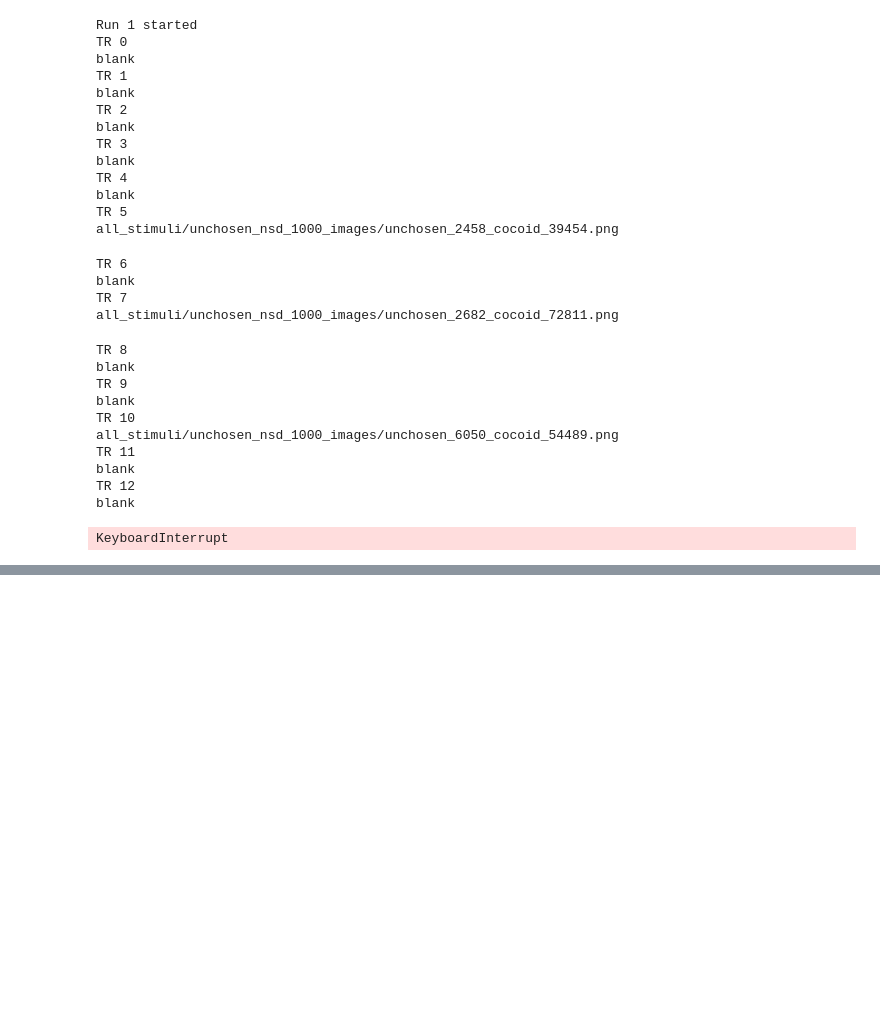
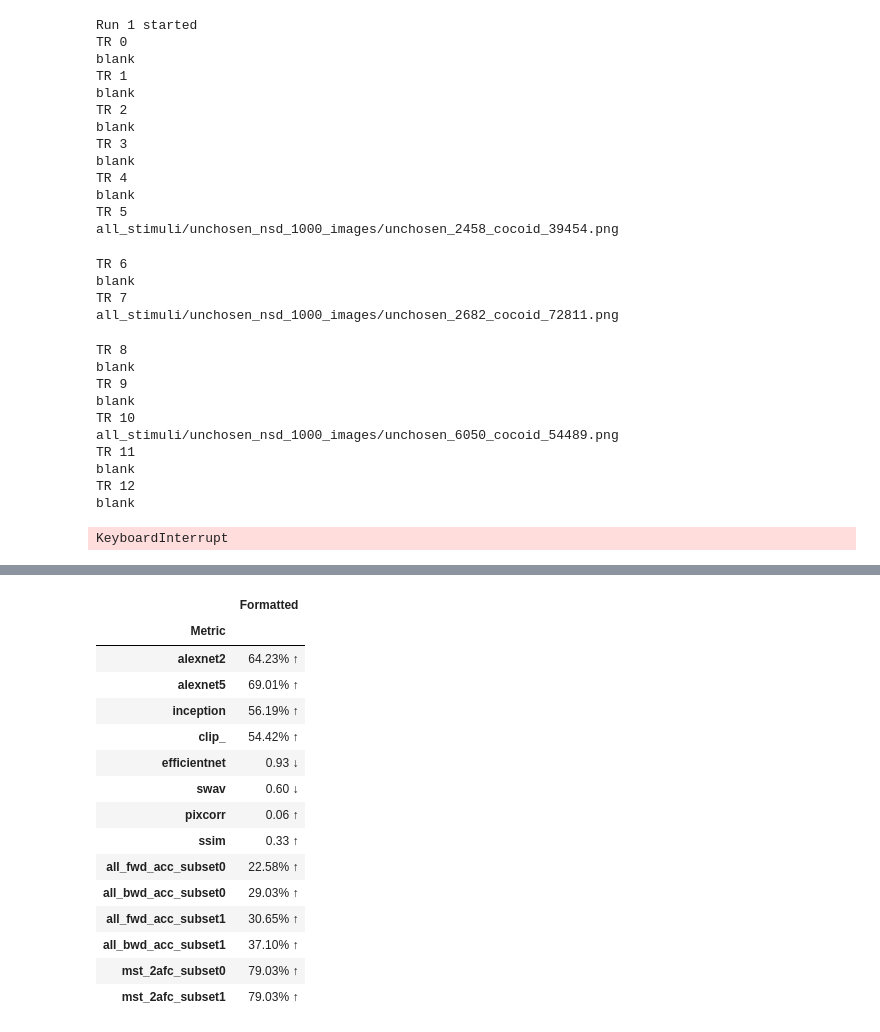
Before and after one commit to brainiak/rtcloud-projects, a Jupyter notebook: mindeye/scripts/mindeye.ipynb, the cells around one changed output, grey strips where cells are left out. Cells and saved outputs as stored; diff of their text form; code cells hidden in the pictures; blank space fills up the shorter version.

Commit message:
Update mindeye notebook to perform MST 2AFC using utils_mindeye functions. Adjusted paths for design files and added caching for image embeddings.

```diff
--- a/mindeye/scripts/mindeye.ipynb
+++ b/mindeye/scripts/mindeye.ipynb
@@ -1012,13 +1012,19 @@ all_clipvoxels_save_tensor = []
 all_ground_truth_save_tensor = []
 all_retrieved_save_tensor = []
 
+
+eval_session = "ses-03"
+eval_all_vox_image_names = []
+for run_num in range(1, n_runs + 1):
+    tr_labels_df = pd.read_csv(f"{data_path}/events/sub-005_{eval_session}_task-{func_task_name}_run-{run_num:02d}_tr_labels.csv")
+    for label in tr_labels_df['tr_label_hrf']:
+        if pd.notna(label) and label not in ('blank', 'blank.jpg') and 'MST_pairs' in label:
+            eval_all_vox_image_names.append(label)
+
 for run_num in range(n_runs):
-    save_path = f"{derivatives_path}/{sub}_{session}_task-{func_task_name}_run-{run_num+1:02d}_recons"
+    save_path = f"{derivatives_path}/{sub}_{eval_session}_task-{func_task_name}_run-{run_num+1:02d}_recons"
 
     try:
-        # recons = torch.load(os.path.join(save_path, "all_recons.pt")).to(torch.float16)
-        # clipvoxels = torch.load(os.path.join(save_path, "all_clipvoxels.pt")).to(torch.float16)
-        # ground_truth = torch.load(os.path.join(save_path, "all_ground_truth.pt")).to(torch.float16)
         recons = torch.load(os.path.join(save_path, "all_recons.pt")).to(torch.float16).to(device)
         clipvoxels = torch.load(os.path.join(save_path, "all_clipvoxels.pt")).to(torch.float16).to(device)
         ground_truth = torch.load(os.path.join(save_path, "all_ground_truth.pt")).to(torch.float16).to(device)
@@ -1029,7 +1035,6 @@ for run_num in range(n_runs):
     except FileNotFoundError:
         print("Error: Tensors not found. Please check the save path.")
 
-# Concatenate tensors along the first dimension
 try:
     all_recons_save_tensor = torch.cat(all_recons_save_tensor, dim=0)
     all_clipvoxels_save_tensor = torch.cat(all_clipvoxels_save_tensor, dim=0)
@@ -1037,18 +1042,23 @@ try:
 except RuntimeError:
     print('Error: Couldn\'t concatenate tensors')
 
+cache_dir = f"{derivatives_path}/image_embeddings_cache"
+
 with torch.autocast(device_type="cuda", dtype=torch.float16):
     unique_clip_voxels, unique_ground_truth, duplicated = deduplicate_tensors(all_clipvoxels_save_tensor, all_ground_truth_save_tensor)
 
     print('calculating retrieval subset 0 (first set of repeats)')
     unique_clip_voxels_subset0 = all_clipvoxels_save_tensor[np.array(duplicated)[:,0]]
     unique_ground_truth_subset0 = all_ground_truth_save_tensor[np.array(duplicated)[:,0]]
-    all_fwd_acc_subset0, all_bwd_acc_subset0 = calculate_retrieval_metrics(unique_clip_voxels_subset0, unique_ground_truth_subset0)
+    mst_names_subset0 = [eval_all_vox_image_names[i] for i in np.array(duplicated)[:,0]]
+    all_fwd_acc_subset0, all_bwd_acc_subset0, mst_2afc_subset0 = calculate_retrieval_metrics(unique_clip_voxels_subset0, unique_ground_truth_subset0, mst_image_names=mst_names_subset0, cache_dir=cache_dir)
 
-    print('calculating retrieval subset 1 (second set of repeats)')
+    print('\n\ncalculating retrieval subset 1 (second set of repeats)')
     unique_clip_voxels_subset1 = all_clipvoxels_save_tensor[np.array(duplicated)[:,1]]
     unique_ground_truth_subset1 = all_ground_truth_save_tensor[np.array(duplicated)[:,1]]
-    all_fwd_acc_subset1, all_bwd_acc_subset1 = calculate_retrieval_metrics(unique_clip_voxels_subset1, unique_ground_truth_subset1)
+    mst_names_subset1 = [eval_all_vox_image_names[i] for i in np.array(duplicated)[:,1]]
+    all_fwd_acc_subset1, all_bwd_acc_subset1, mst_2afc_subset1 = calculate_retrieval_metrics(unique_clip_voxels_subset1, unique_ground_truth_subset1, mst_image_names=mst_names_subset1, cache_dir=cache_dir)
+
     pixcorr = calculate_pixcorr(all_recons_save_tensor, all_ground_truth_save_tensor)
     ssim_ = calculate_ssim(all_recons_save_tensor, all_ground_truth_save_tensor)
     alexnet2, alexnet5 = calculate_alexnet(all_recons_save_tensor, all_ground_truth_save_tensor)
@@ -1057,8 +1067,6 @@ with torch.autocast(device_type="cuda", dtype=torch.float16):
     efficientnet = calculate_efficientnet_b1(all_recons_save_tensor, all_ground_truth_save_tensor)
     swav = calculate_swav(all_recons_save_tensor, all_ground_truth_save_tensor)
 
-
-# save the results to a csv file
 df_metrics = pd.DataFrame({
     "Metric": [
         "alexnet2",
@@ -1072,7 +1080,9 @@ df_metrics = pd.DataFrame({
         "all_fwd_acc_subset0",
         "all_bwd_acc_subset0",
         "all_fwd_acc_subset1",
-        "all_bwd_acc_subset1"
+        "all_bwd_acc_subset1",
+        "mst_2afc_subset0",
+        "mst_2afc_subset1"
     ],
     "Value": [
         alexnet2,
@@ -1086,6 +1096,8 @@ df_metrics = pd.DataFrame({
         all_fwd_acc_subset0,
         all_bwd_acc_subset0,
         all_fwd_acc_subset1,
-        all_bwd_acc_subset1
+        all_bwd_acc_subset1,
+        mst_2afc_subset0,
+        mst_2afc_subset1
     ]
 })
@@ -1092,28 +1143,45 @@ df_metrics = pd.DataFrame({
 # %%
-percentage_metrics = ["alexnet2", "alexnet5", "inception", "clip_", "all_fwd_acc_subset0", "all_bwd_acc_subset0", "all_bwd_acc_subset1", "all_fwd_acc_subset1"]
+percentage_metrics = ["alexnet2", "alexnet5", "inception", "clip_", "all_fwd_acc_subset0", "all_bwd_acc_subset0", "all_bwd_acc_subset1", "all_fwd_acc_subset1", "mst_2afc_subset0", "mst_2afc_subset1"]
 lower_better_metrics = ["efficientnet", "swav"]
 higher_better_arrow = "↑"
 lower_better_arrow = "↓"
 
 # Format function
 def format_metric(metric, value):
     if metric in percentage_metrics:
         return f"{value * 100:.2f}% {higher_better_arrow}"
     elif metric in lower_better_metrics:
         return f"{value:.2f} {lower_better_arrow}"
     else:
         return f"{value:.2f} {higher_better_arrow}"
 
 # Apply formatting
 df_formatted = df_metrics.copy()
 df_formatted["Formatted"] = df_formatted.apply(lambda row: format_metric(row["Metric"], row["Value"]), axis=1)
 df_formatted.set_index("Metric", inplace=True)
 df_formatted.index.name = "Metric"
 
 # Print and save
 display(df_formatted[["Formatted"]])
 
 df_formatted[["Formatted"]].to_csv(os.path.join(save_path, "metrics.csv"))
+# %% [output]
+|  | Formatted |
+| Metric |  |
+| alexnet2 | 64.23% ↑ |
+| alexnet5 | 69.01% ↑ |
+| inception | 56.19% ↑ |
+| clip_ | 54.42% ↑ |
+| efficientnet | 0.93 ↓ |
+| swav | 0.60 ↓ |
+| pixcorr | 0.06 ↑ |
+| ssim | 0.33 ↑ |
+| all_fwd_acc_subset0 | 22.58% ↑ |
+| all_bwd_acc_subset0 | 29.03% ↑ |
+| all_fwd_acc_subset1 | 30.65% ↑ |
+| all_bwd_acc_subset1 | 37.10% ↑ |
+| mst_2afc_subset0 | 79.03% ↑ |
+| mst_2afc_subset1 | 79.03% ↑ |
 # %%
 df_formatted = df_metrics.copy()
 df_formatted["Formatted"] = df_formatted.apply(lambda row: format_metric(row["Metric"], row["Value"]), axis=1)
```
Also changed, not shown: parts of 5 cells of this notebook.
